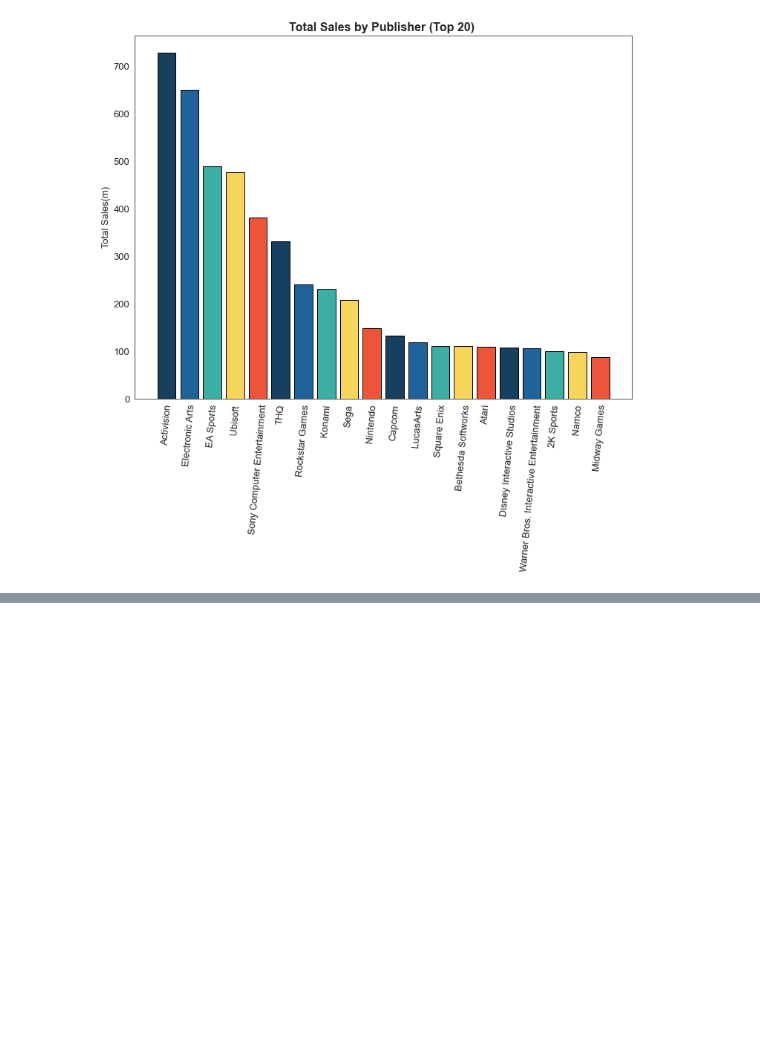
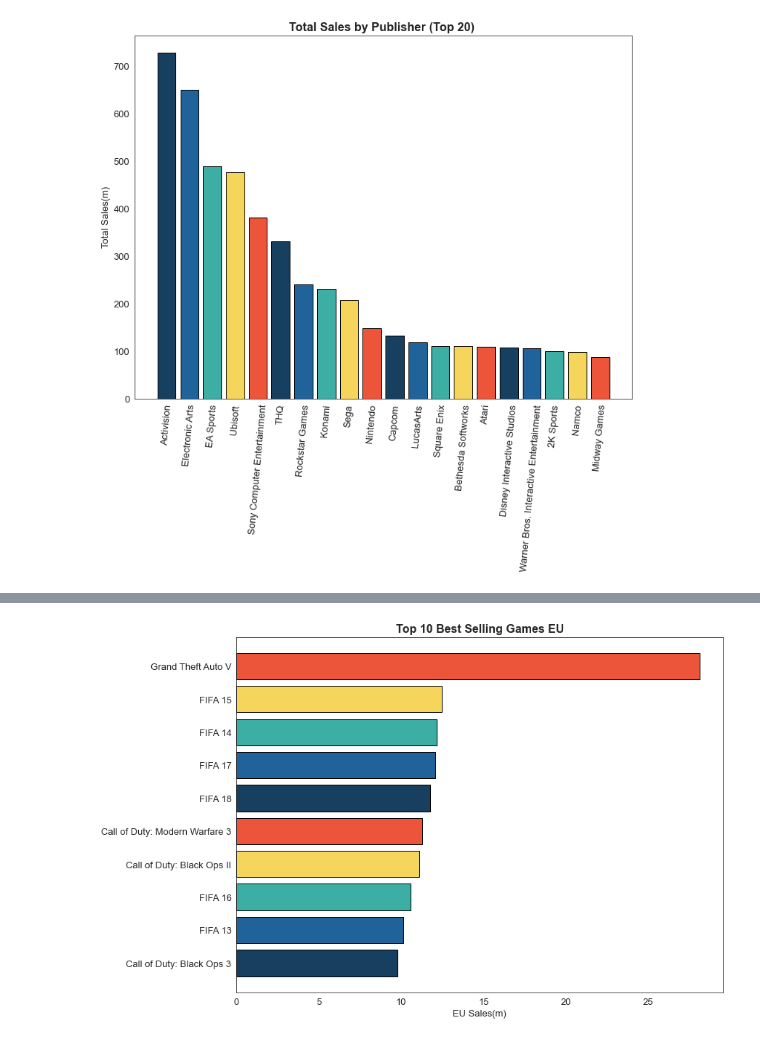
Before and after one commit to TJMaya/Video-Game-Sales-Project, a Jupyter notebook: VGSalesProjectStep3EDA.ipynb, the cells around one changed output, grey strips where cells are left out. Cells and saved outputs as stored; diff of their text form; code cells hidden in the pictures; blank space fills up the shorter version.

```diff
--- a/VGSalesProjectStep3EDA.ipynb
+++ b/VGSalesProjectStep3EDA.ipynb
@@ -334,0 +397,4 @@ plt.show()
+# %%
+bsgeu_df = df.groupby(['Title'], as_index=False)['EU Sales (m)'].sum().sort_values('EU Sales (m)', ascending=False)[:10]
+bsgeu_df = bsgeu_df.reset_index(drop=True).sort_values('EU Sales (m)', ascending=True)
+bsgeu_df
@@ -334,0 +413,15 @@ plt.show()
+# %%
+my_colors = ('#173F5F', '#20639B', '#3CAEA3', '#F6D55C', '#ED553B')
+plt.figure(figsize =(12,9))
+plt.barh(y =  bsgeu_df['Title'],
+        width = bsgeu_df["EU Sales (m)"],
+        color = my_colors,
+        edgecolor = 'black')
+plt.xticks(fontsize = 13)
+plt.yticks(fontsize = 13)
+plt.title("Top 10 Best Selling Games EU", fontsize = 16, fontweight = "bold")
+plt.xlabel("EU Sales(m)", fontsize = 13)
+#plt.savefig("Top10BestSellingGamesEU.png")
+plt.show()
+# %% [output]
+[figure, added]
```
Also changed, not shown: parts of 16 cells of this notebook, 6 other files.
